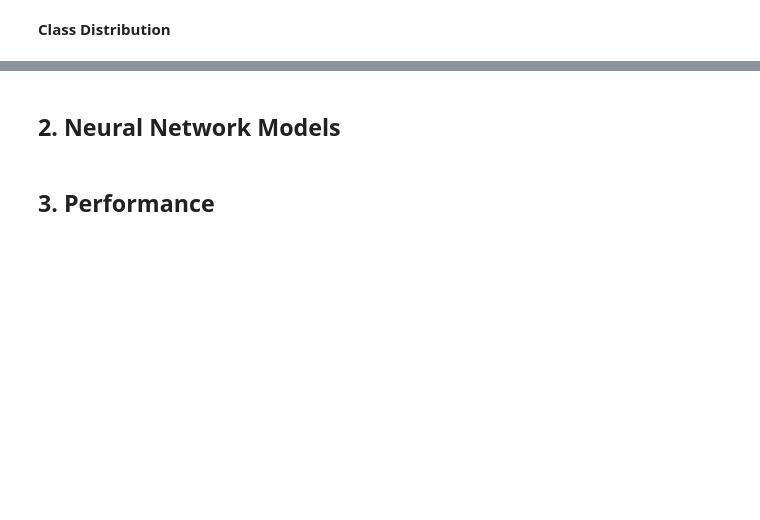
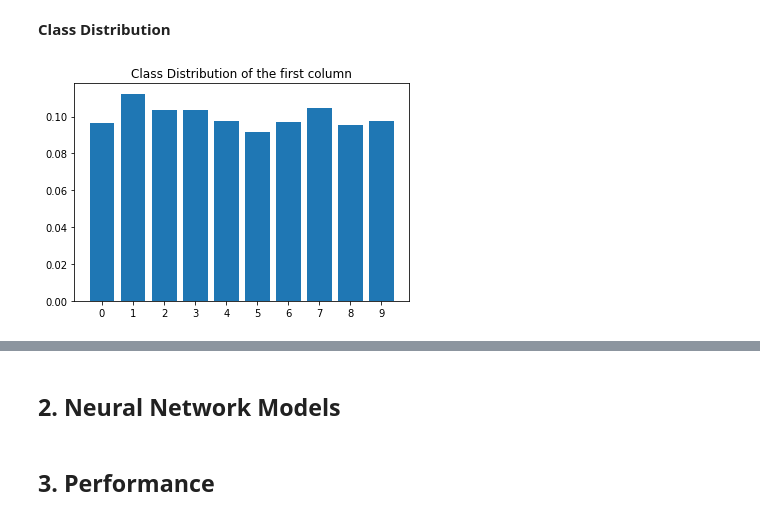
Before and after one commit to du-hr/MNIST-CNN, a Jupyter notebook: MiniProject_3.ipynb, the cells around one changed output, grey strips where cells are left out. Saved outputs shown, nothing was run; the diff lists cells and outputs as text; code cells hidden in the pictures; blank space fills up the shorter version.

```diff
--- a/MiniProject_3.ipynb
+++ b/MiniProject_3.ipynb
@@ -77,2 +80,9 @@ print(train_labels)
 # %% [markdown]
 **One Hot Encoding**
+# %%
+category = np.array(range(0,11))
+category_list = list()
+for i in list(range(0,5)):
+  category_list.append(category)
+
+category_list
@@ -79,6 +95,5 @@ print(train_labels)
 # %%
-from sklearn import preprocessing
-oneHot = preprocessing.OneHotEncoder()
+oneHot = preprocessing.OneHotEncoder(categories=category_list)
 oneHot.fit(train_labels)
-train_new_labels_np = oneHot.transoform(train_labels).toarray()
+train_new_labels_np = oneHot.transform(train_labels).toarray()
 train_new_labels_np.shape
@@ -125,7 +150,9 @@ for i in range(0, train_labels.shape[1]-1):
 # %%
-unique_y1, counts_y1 = np.unique(y[:, 0], return_counts=True)
+unique_y1, counts_y1 = np.unique(train_labels[:, 0], return_counts=True)
 plt.bar(unique_y1, counts_y1/sum(counts_y1))
 plt.xticks(unique_y1, unique_y1)
 plt.title(f"Class Distribution of the first column")
 plt.show()
+# %% [output]
+[figure, added]
 # %%
```
Also changed, not shown: parts of 22 cells of this notebook.
